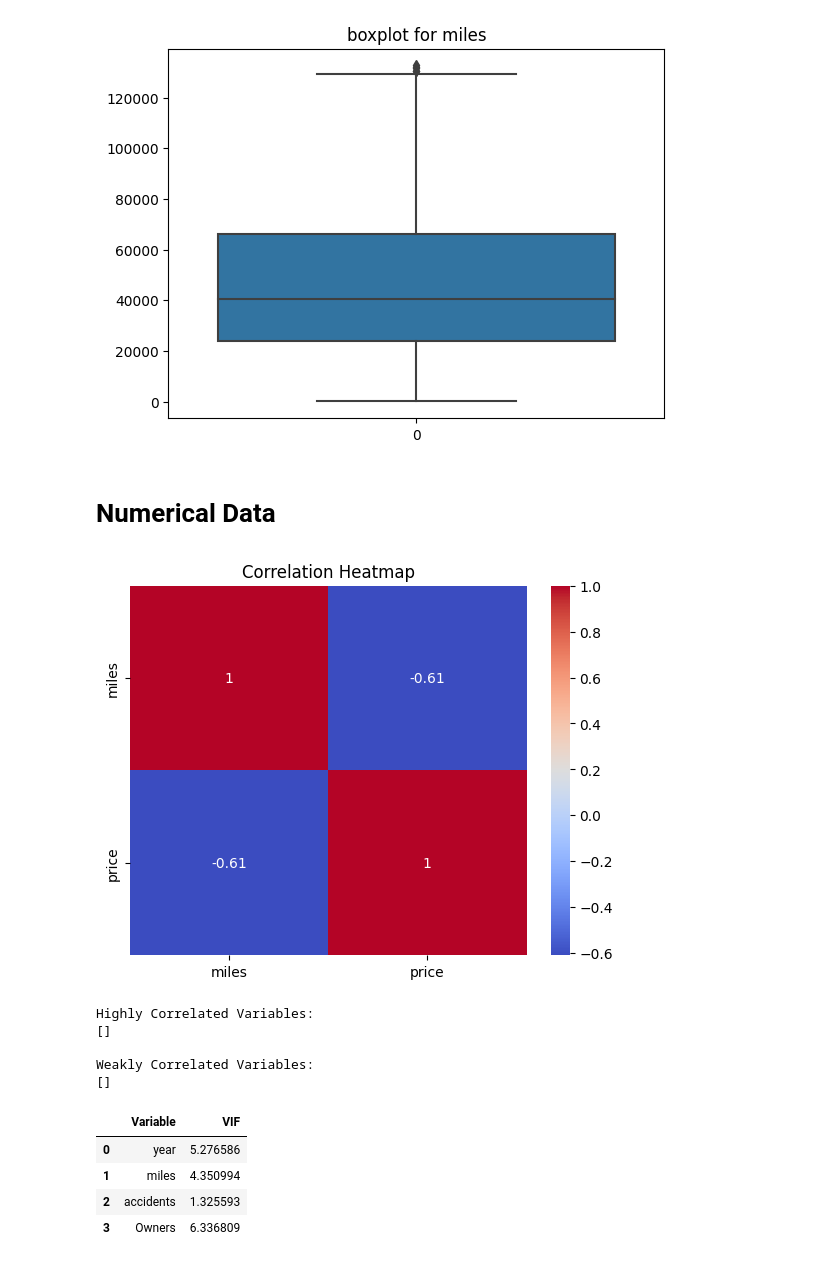
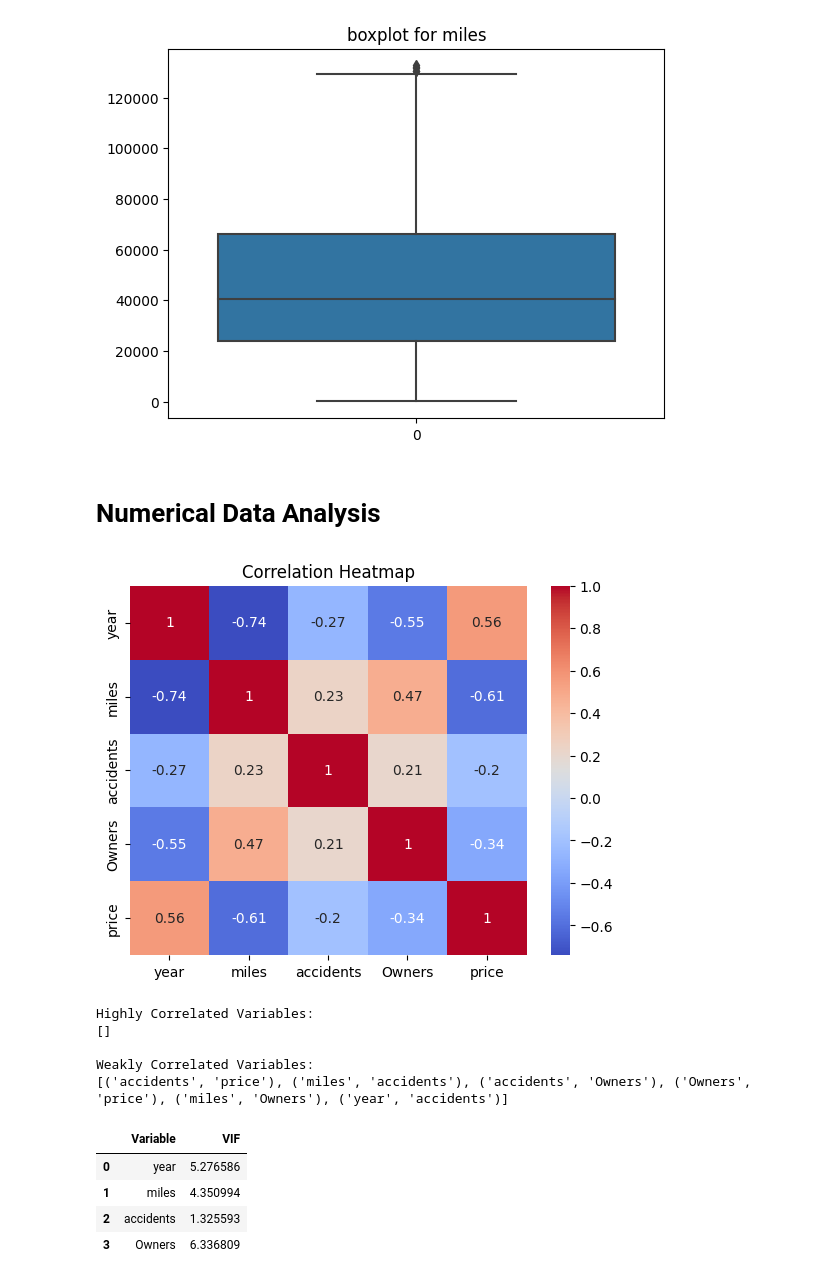
Before and after one commit to Soha85/MyKaggle, a Jupyter notebook: used-car-price-prediction.ipynb, the cells around one changed output. Drawn from its saved outputs; the diff is of its cells as text; code cells hidden in the pictures.

Commit message:
Kaggle Notebook | Used car price prediction | Version 17

```diff
--- a/used-car-price-prediction.ipynb
+++ b/used-car-price-prediction.ipynb
@@ -342,14 +342,14 @@ for c in ['year','Owners','accidents','price','miles']:
 [figure]
 [figure]
 # %% [markdown]
-# Numerical Data
+# Numerical Data Analysis
 # %%
-correlation_matrix = df[['miles','price']].corr()
+correlation_matrix = df[['year','miles','accidents','Owners','price']].corr()
 sns.heatmap(correlation_matrix, annot=True, cmap='coolwarm')
 plt.title('Correlation Heatmap')
 plt.show()
 # %% [output]
-[figure, old version]
+[figure, new version]
 # %%
 # Identify highly correlated columns
 highly_correlated_vars = set()
@@ -385,7 +385,7 @@ Highly Correlated Variables:
 []
 
 Weakly Correlated Variables:
-[]
+[('accidents', 'price'), ('miles', 'accidents'), ('accidents', 'Owners'), ('Owners', 'price'), ('miles', 'Owners'), ('year', 'accidents')]
 # %%
 from statsmodels.stats.outliers_influence import variance_inflation_factor
 #Variables with high VIF values (typically above 5 or 10) may indicate multicollinearity.
```
Also changed, not shown: parts of 4 cells of this notebook.
